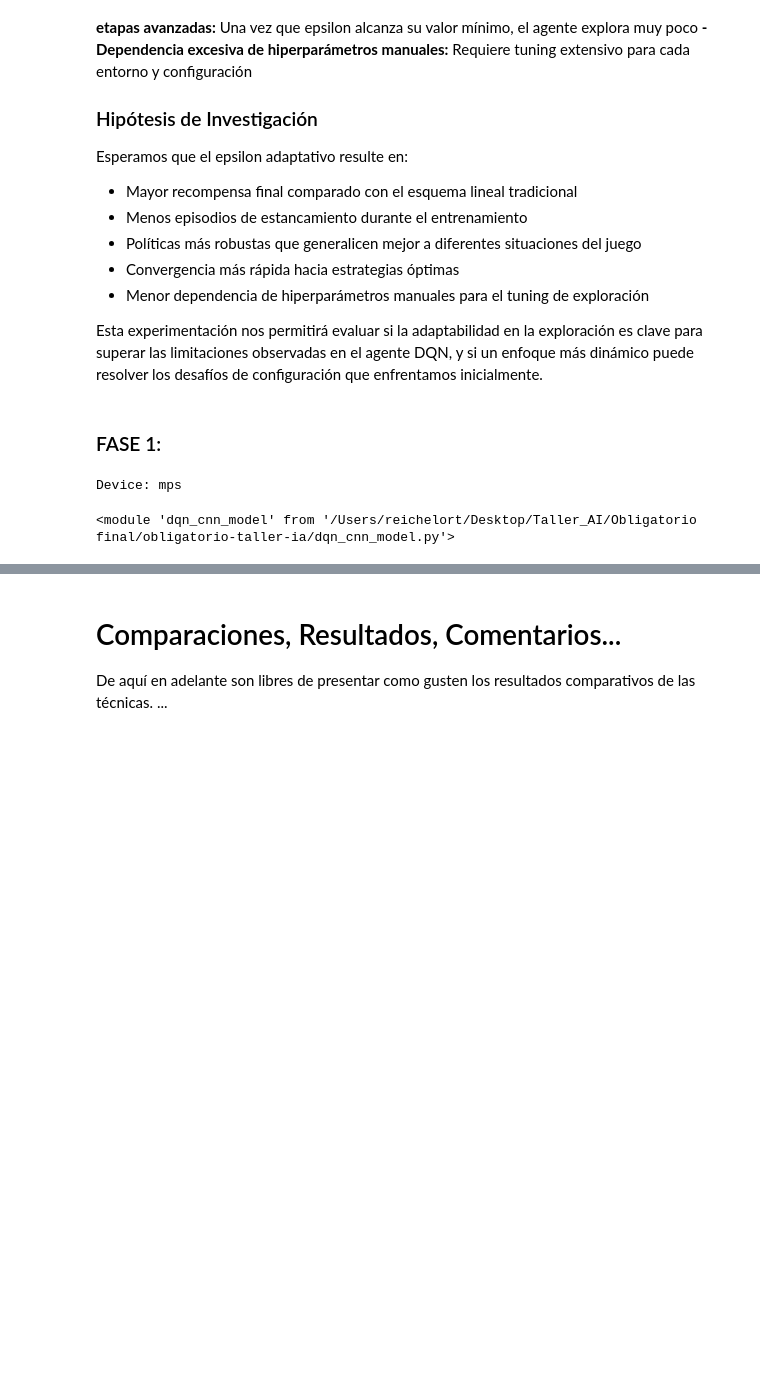
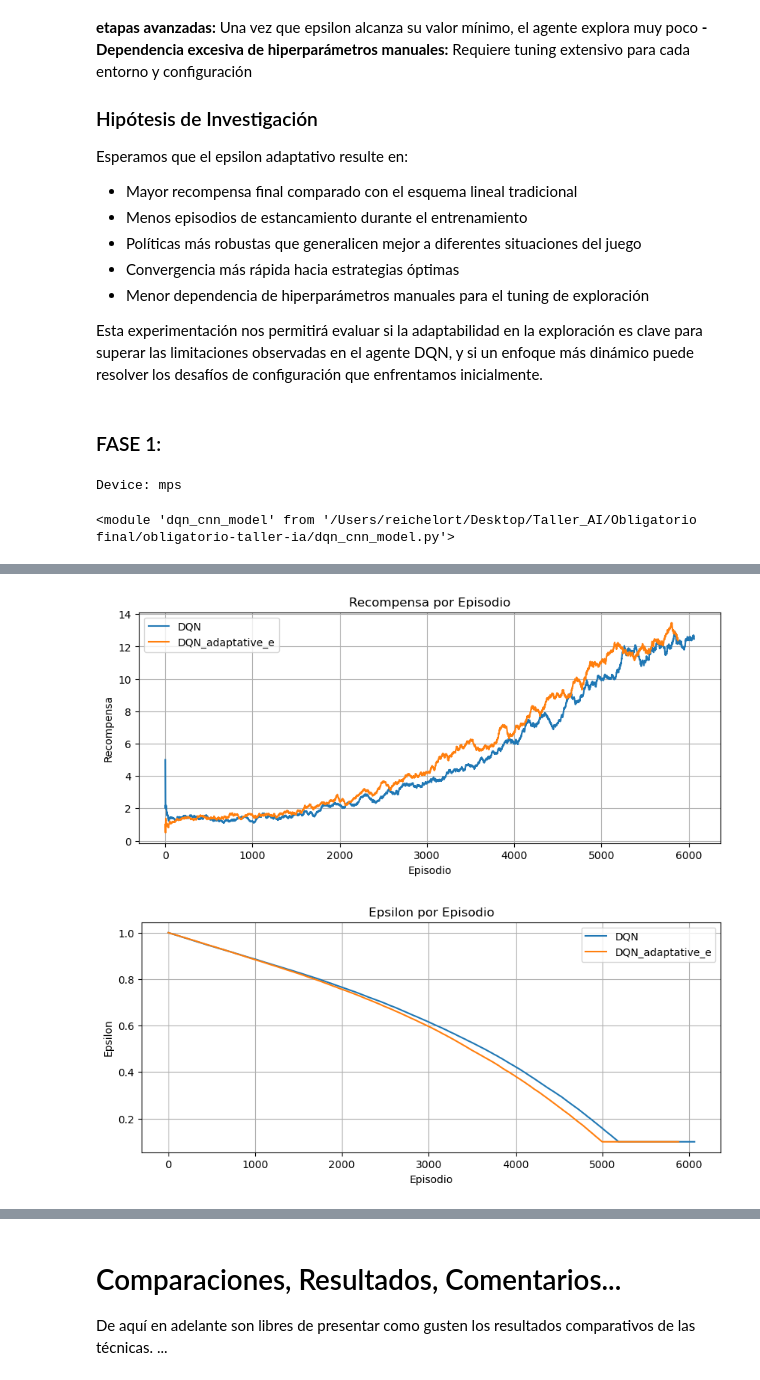
Before and after one commit to nataliacampiglia/obligatorio-taller-ia, a Jupyter notebook: Obligatorio_2025_Letra.ipynb, the cells around one changed output, grey strips where cells are left out. Drawn from its saved outputs; the diff is of its cells as text; code cells hidden in the pictures; blank space fills up the shorter version.

Commit message:
phase 2 run

```diff
--- a/Obligatorio_2025_Letra.ipynb
+++ b/Obligatorio_2025_Letra.ipynb
@@ -1112,0 +1124,6 @@ TypeError: super(type, obj): obj must be an instance or subtype of type
+# %%
+METRICS_PATH = "metrics/dqn/metrics_phase_2"
+compare_metrics(paths=[f"{METRICS_PATH}.npz", f"{METRICS_PATH}_adaptative_e.npz"], labels=["DQN", "DQN_adaptative_e"])
+# %% [output]
+[figure, added]
+[figure, added]
```
Also changed, not shown: parts of 10 cells of this notebook, 8 other files.
